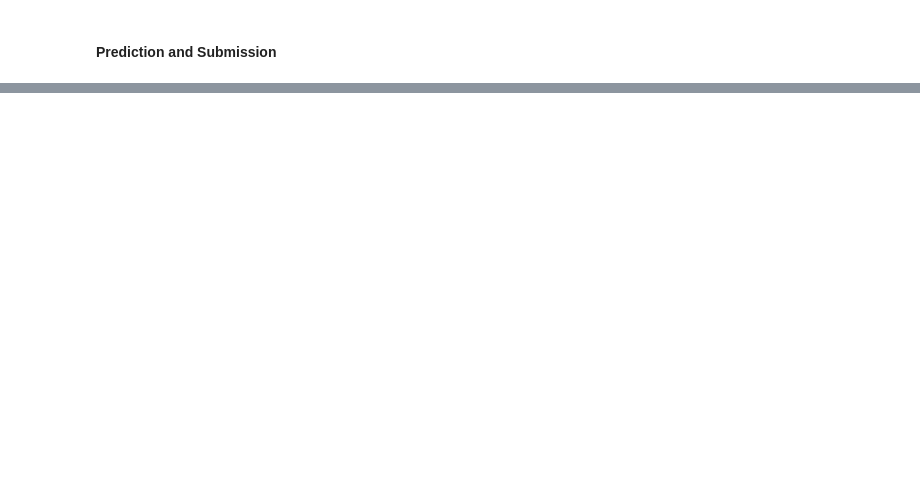
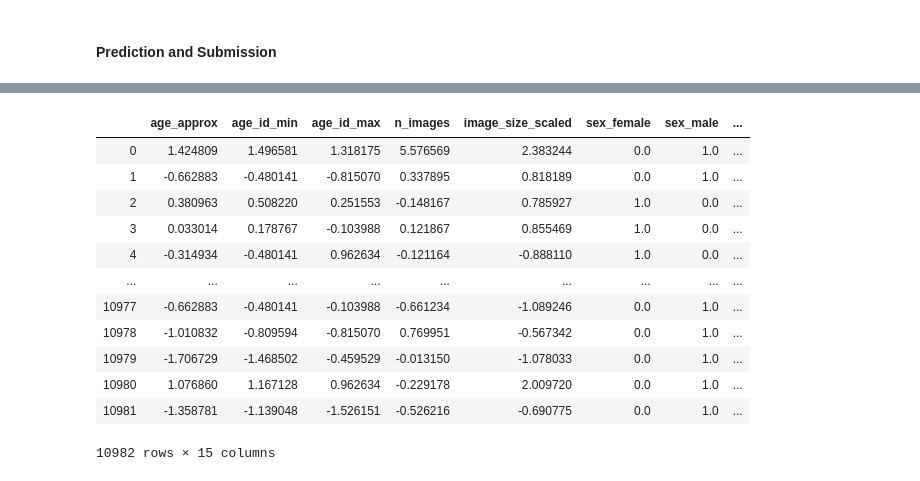
Before and after one commit to JsyPhil/2020-Melanoma-Comp, a Jupyter notebook: 20200612-CSV-Build-Model-GridSearch-AUC-Feature-Engineering.ipynb, the cells around one changed output, grey strips where cells are left out. Drawn from its saved outputs; the diff is of its cells as text; code cells hidden in the pictures; blank space fills up the shorter version.

```diff
--- a/20200612-CSV-Build-Model-GridSearch-AUC-Feature-Engineering.ipynb
+++ b/20200612-CSV-Build-Model-GridSearch-AUC-Feature-Engineering.ipynb
@@ -299,0 +345,16 @@ output.to_csv('./cleaned_csvs/csv_only_submission.csv', index=False)
+# %%
+X_test_pp
+# %% [output]
+|  | age_approx | age_id_min | age_id_max | n_images | image_size_scaled | sex_female | sex_male | ... |
+| 0 | 1.424809 | 1.496581 | 1.318175 | 5.576569 | 2.383244 | 0.0 | 1.0 | ... |
+| 1 | -0.662883 | -0.480141 | -0.815070 | 0.337895 | 0.818189 | 0.0 | 1.0 | ... |
+| 2 | 0.380963 | 0.508220 | 0.251553 | -0.148167 | 0.785927 | 1.0 | 0.0 | ... |
+| 3 | 0.033014 | 0.178767 | -0.103988 | 0.121867 | 0.855469 | 1.0 | 0.0 | ... |
+| 4 | -0.314934 | -0.480141 | 0.962634 | -0.121164 | -0.888110 | 1.0 | 0.0 | ... |
+| ... | ... | ... | ... | ... | ... | ... | ... | ... |
+| 10977 | -0.662883 | -0.480141 | -0.103988 | -0.661234 | -1.089246 | 0.0 | 1.0 | ... |
+| 10978 | -1.010832 | -0.809594 | -0.815070 | 0.769951 | -0.567342 | 0.0 | 1.0 | ... |
+| 10979 | -1.706729 | -1.468502 | -0.459529 | -0.013150 | -1.078033 | 0.0 | 1.0 | ... |
+| 10980 | 1.076860 | 1.167128 | 0.962634 | -0.229178 | 2.009720 | 0.0 | 1.0 | ... |
+| 10981 | -1.358781 | -1.139048 | -1.526151 | -0.526216 | -0.690775 | 0.0 | 1.0 | ... |
+10982 rows × 15 columns
```
Also changed, not shown: parts of 13 cells of this notebook, 2 other files.
